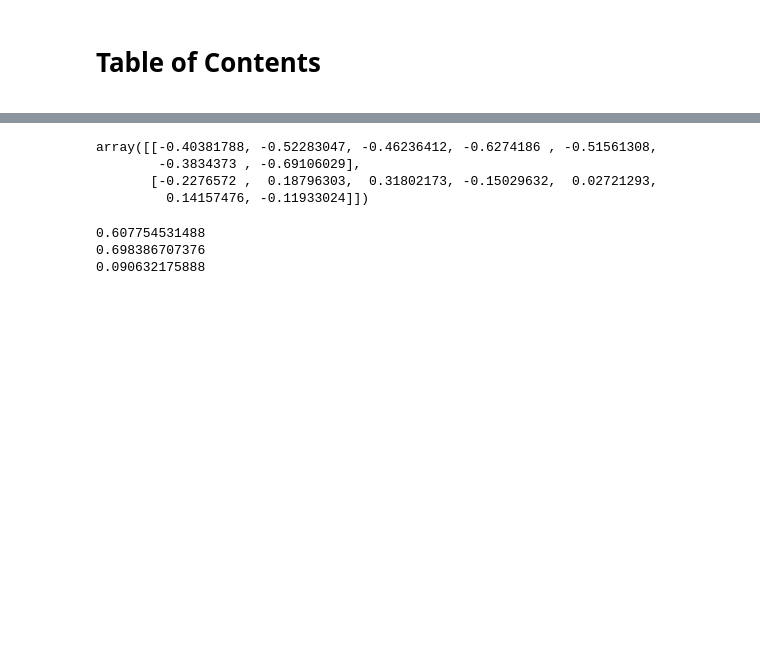
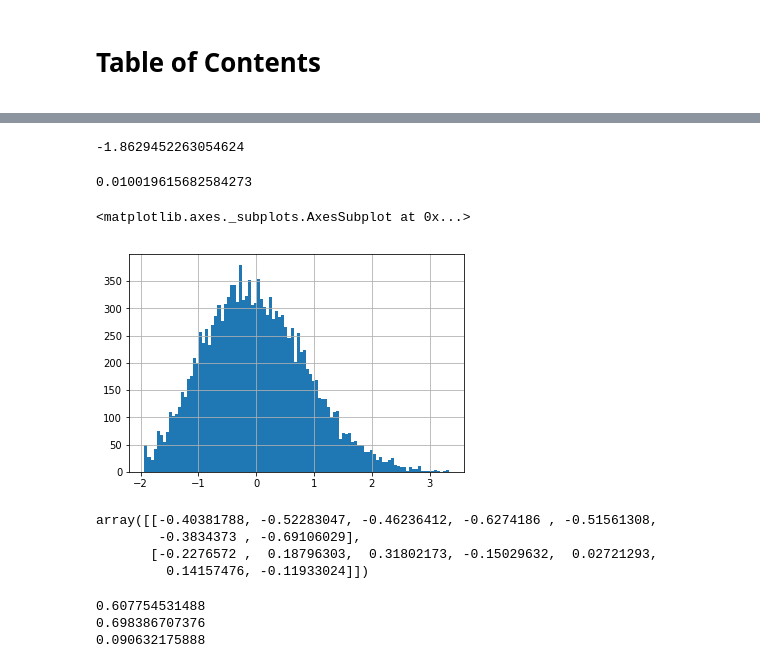
Before and after one commit to tobiasraabe/loc, a Jupyter notebook: src/exploration/explore_fa.ipynb, the cells around one changed output, grey strips where cells are left out. Saved outputs shown, nothing was run; the diff lists cells and outputs as text; code cells hidden in the pictures; blank space fills up the shorter version.

Commit message:
Added more figures.

```diff
--- a/src/exploration/explore_fa.ipynb
+++ b/src/exploration/explore_fa.ipynb
@@ -17,3 +17,4 @@ PERCEIVED_CONTROL = ['LOC_LIFES_COURSE', 'LOC_ACHIEVED_DESERVE', 'LOC_LUCK',
 # %%
 loc_container = joblib.load('../../bld/out/data/loc_container.pkl')
 fa_container = joblib.load('../../bld/out/data/model_fa_two_comp.pkl')
+loc = pd.read_pickle('../../bld/out/data/loc_fa.pkl')
@@ -41,3 +21,16 @@ loc_container['data']
+# %%
+loc.FIRST_FACTOR.min()
+# %% [output]
+-1.8629452263054624
+# %%
+loc.FIRST_FACTOR.mean()
+# %% [output]
+0.010019615682584273
+# %%
+loc.loc[loc.YEAR == 2010].FIRST_FACTOR.hist(bins=100)
+# %% [output]
+<matplotlib.axes._subplots.AxesSubplot at 0x...>
+[figure, added]
 # %%
 model = fa_container['model']
 # %%
```
Also changed, not shown: parts of 1 cell of this notebook, 11 other files.
